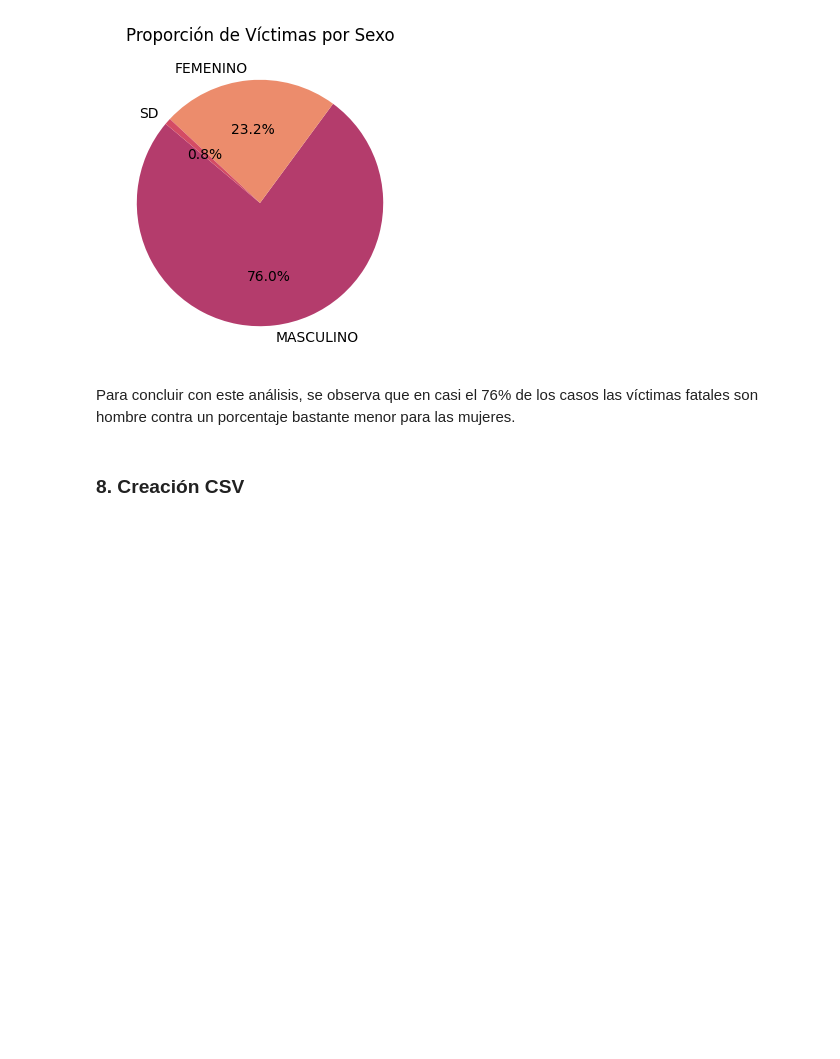
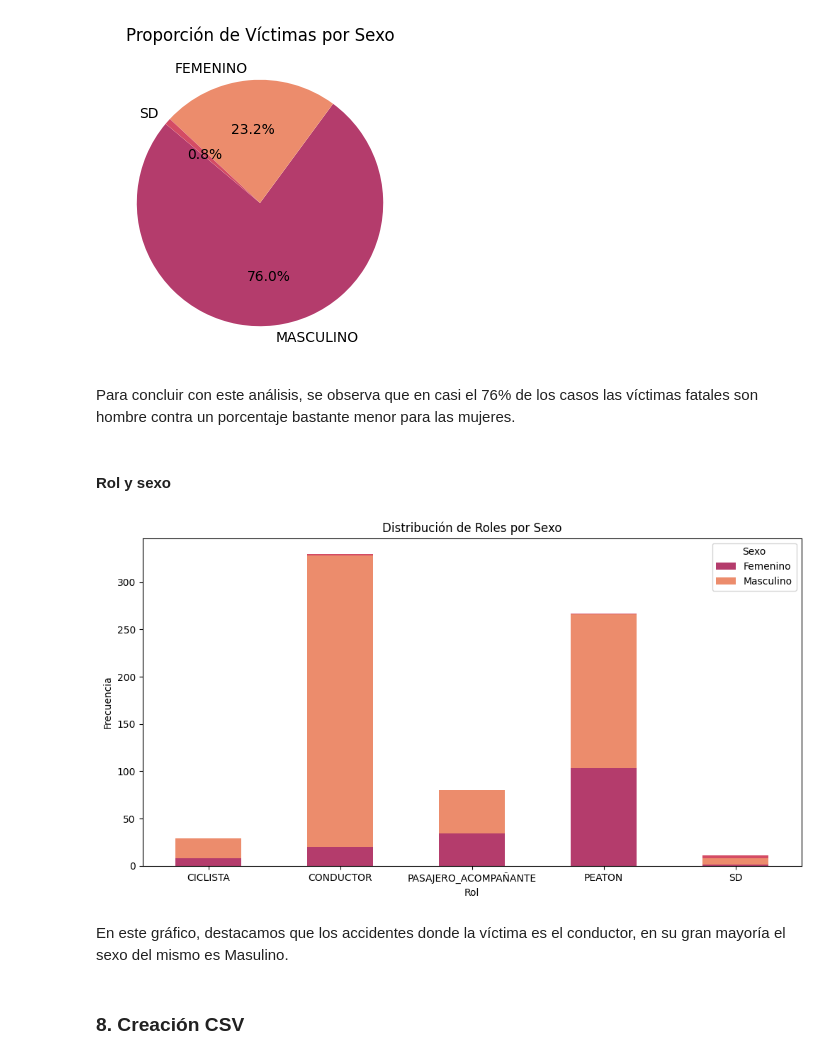
Before and after one commit to JPBertonee/PI_DA_Henry, a Jupyter notebook: EDA_Victimas.ipynb, the cells around one changed output. Cells and saved outputs as stored; diff of their text form; code cells hidden in the pictures; blank space fills up the shorter version.

```diff
--- a/EDA_Victimas.ipynb
+++ b/EDA_Victimas.ipynb
@@ -556,6 +556,34 @@ plt.plot()
 [figure]
 # %% [markdown]
 Para concluir con este análisis, se observa que en casi el 76% de los casos las víctimas fatales son hombre contra un porcentaje bastante menor para las mujeres.
+# %% [markdown]
+<p>
+
+
+
+</p>
+# %% [markdown]
+**Rol y sexo**
+# %%
+# Crear una tabla de contingencia
+tabla = pd.crosstab(df['Rol'], df['Sexo'])
+
+# Crear un gráfico de barras apiladas
+graf = tabla.plot(kind='bar', stacked=True, figsize=(12, 6), color=['#b43c6c', '#ec8c6c','#d44c64'])
+plt.title('Distribución de Roles por Sexo')
+plt.xlabel('Rol')
+plt.ylabel('Frecuencia')
+
+# Agregar una leyenda
+handles, labels = graf.get_legend_handles_labels()
+plt.legend(handles=handles, labels=['Femenino', 'Masculino'], title='Sexo')
+
+plt.xticks(rotation=0)
+plt.show()
+# %% [output]
+[figure, added]
+# %% [markdown]
+En este gráfico, destacamos que los accidentes donde la víctima es el conductor, en su gran mayoría el sexo del mismo es Masulino.
 # %% [markdown]
 ### 8. Creación CSV
 # %% [markdown]
```
